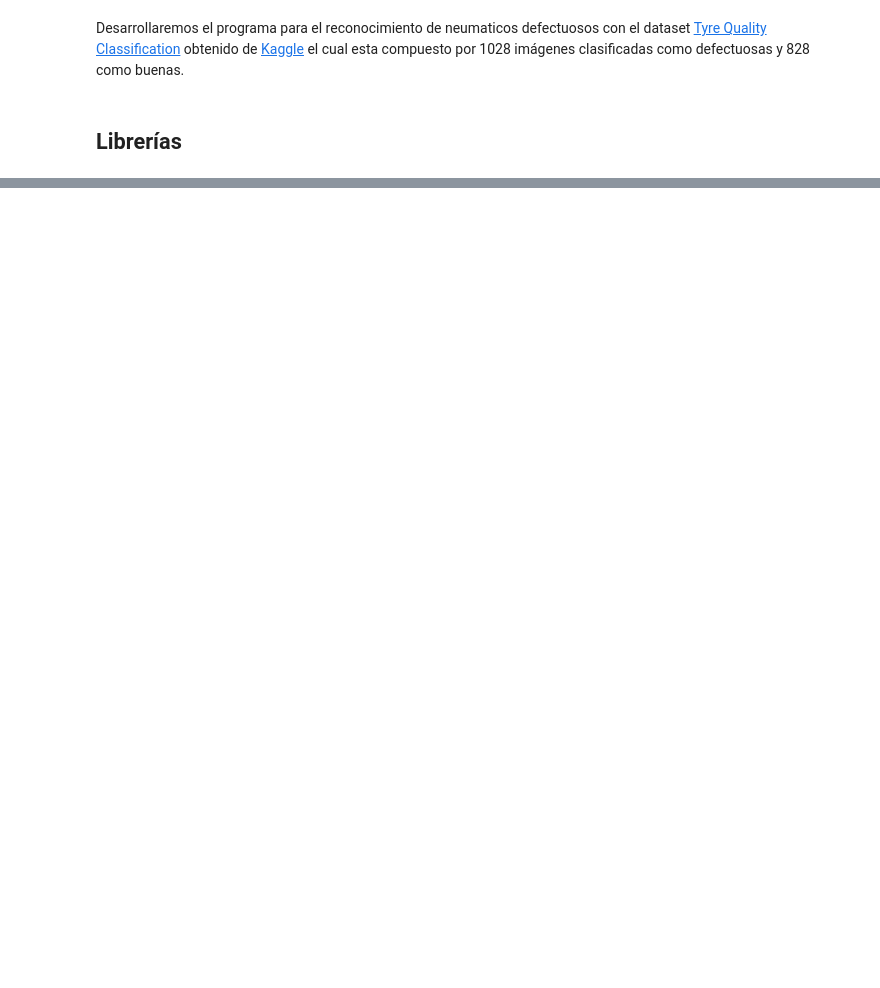
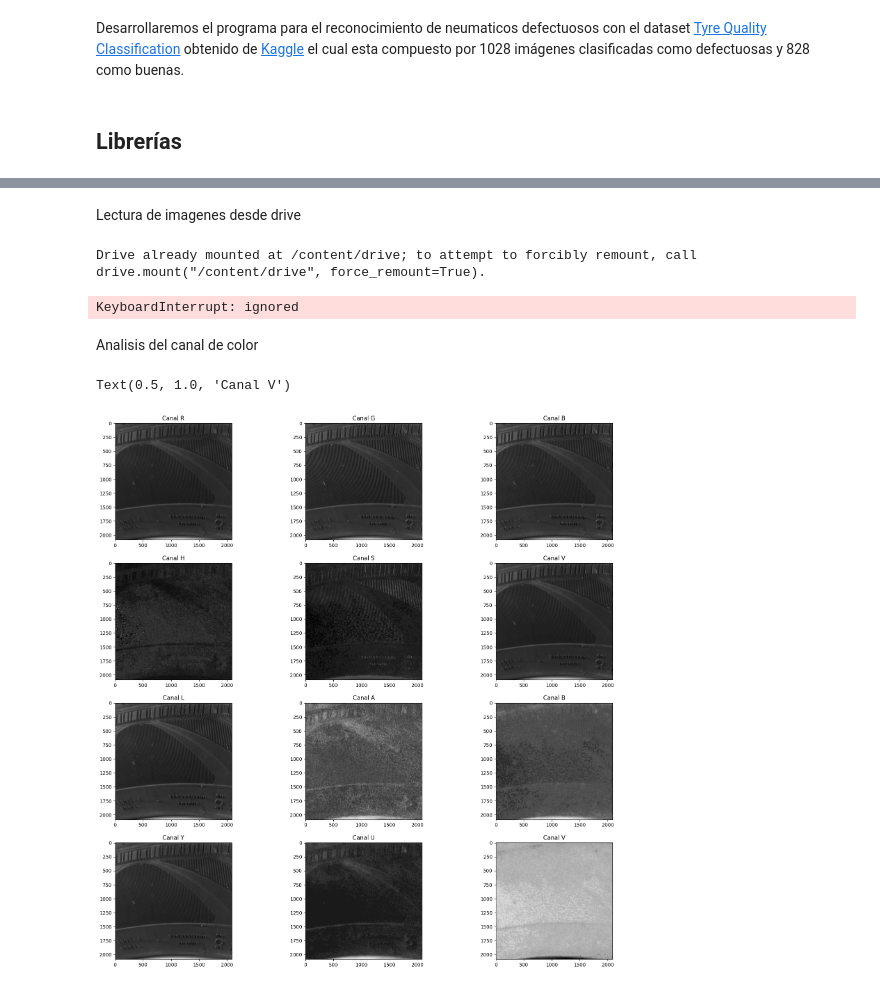
Before and after one commit to caroAM22/Tire_quality_detection, a Jupyter notebook: Trabajo_vision_artificial.ipynb, the cells around one changed output, grey strips where cells are left out. Cells and saved outputs as stored; diff of their text form; code cells hidden in the pictures; blank space fills up the shorter version.

Commit message:
Lectura de imágenes de drive y canales de color

```diff
--- a/Trabajo_vision_artificial.ipynb
+++ b/Trabajo_vision_artificial.ipynb
@@ -35,0 +35,80 @@ Prueba #2 con github
+# %% [markdown]
+Lectura de imagenes desde drive
+# %%
+drive.mount("/content/drive")
+path_defective = "/content/drive/MyDrive/Vision/defective"
+path_good = "/content/drive/MyDrive/Vision/good"
+# %% [output]
+Drive already mounted at /content/drive; to attempt to forcibly remount, call drive.mount("/content/drive", force_remount=True).
+# %%
+# Function to read and resize all images in a folder
+def read_and_resize_images(folder, new_width, new_height):
+    images = []
+    for filename in os.listdir(folder):
+        if filename.endswith(".jpg") or filename.endswith(".png"):
+            # Read the image using OpenCV
+            image = cv2.imread(os.path.join(folder, filename))
+            if image is not None:
+                # Resize the image
+                resized_image = cv2.resize(image, (new_width, new_height))
+                images.append(resized_image)
+    return images
+
+# Specify the desired dimensions for the images
+new_width = 128
+new_height = 128
+
+# Read and resize all images in the folders
+defective_images = read_and_resize_images(path_defective, new_width, new_height)
+good_images = read_and_resize_images(path_good, new_width, new_height)
+
+# Now, all the images have the same specified dimensions (new_width x new_height)
+# %% [output]
+KeyboardInterrupt: ignored
+# %% [markdown]
+Analisis del canal de color
+# %%
+img = cv2.imread("/content/drive/MyDrive/Vision/Defective/Defective (1).jpg")
+fig, ax = plt.subplots(4,3, figsize = (20,20))
+#RGB
+img_rgb = cv2.cvtColor(img, cv2.COLOR_BGR2RGB)
+
+ax[0,0].imshow(img_rgb[:,:,0], cmap = "gray")
+ax[0,0].set_title("Canal R")
+ax[0,1].imshow(img_rgb[:,:,1], cmap = "gray")
+ax[0,1].set_title("Canal G")
+ax[0,2].imshow(img_rgb[:,:,2], cmap = "gray")
+ax[0,2].set_title("Canal B")
+
+#HSV
+img_hsv = cv2.cvtColor(img, cv2.COLOR_BGR2HSV)
+
+ax[1,0].imshow(img_hsv[:,:,0], cmap = "gray")
+ax[1,0].set_title("Canal H")
+ax[1,1].imshow(img_hsv[:,:,1], cmap = "gray")
+ax[1,1].set_title("Canal S")
+ax[1,2].imshow(img_hsv[:,:,2], cmap = "gray")
+ax[1,2].set_title("Canal V")
+
+#LAB
+img_lab = cv2.cvtColor(img, cv2.COLOR_BGR2LAB)
+
+ax[2,0].imshow(img_lab[:,:,0], cmap = "gray")
+ax[2,0].set_title("Canal L")
+ax[2,1].imshow(img_lab[:,:,1], cmap = "gray")
+ax[2,1].set_title("Canal A")
+ax[2,2].imshow(img_lab[:,:,2], cmap = "gray")
+ax[2,2].set_title("Canal B")
+
+#YUV
+img_yuv  = cv2.cvtColor(img, cv2.COLOR_RGB2YUV)
+
+ax[3,0].imshow(img_yuv[:,:,0], cmap = "gray")
+ax[3,0].set_title("Canal Y")
+ax[3,1].imshow(img_yuv[:,:,1], cmap = "gray")
+ax[3,1].set_title("Canal U")
+ax[3,2].imshow(img_yuv[:,:,2], cmap = "gray")
+ax[3,2].set_title("Canal V")
+# %% [output]
+Text(0.5, 1.0, 'Canal V')
+[figure, added]
```
Also changed, not shown: parts of 3 cells of this notebook.
